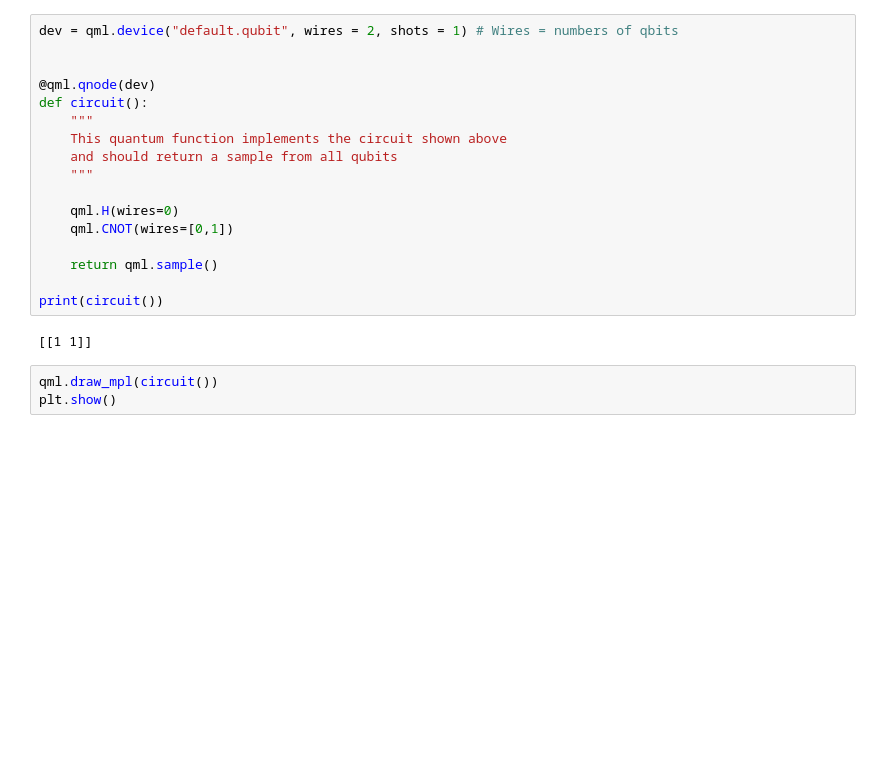
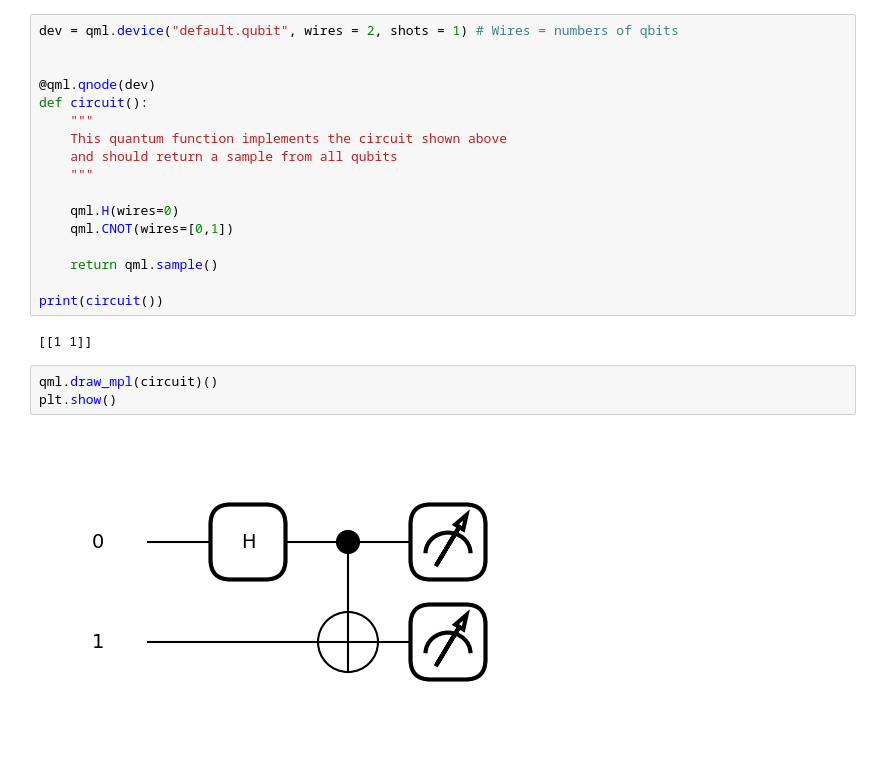
Before and after one commit to JonasHagstrom79/QuantumML, a Jupyter notebook: Codexercise_PF_3_1_Taking_samples.ipynb, the cells around one changed output. Drawn from its saved outputs; the diff is of its cells as text; blank space fills up the shorter version.

```diff
--- a/Codexercise_PF_3_1_Taking_samples.ipynb
+++ b/Codexercise_PF_3_1_Taking_samples.ipynb
@@ -43,5 +43,7 @@ print(circuit())
 # %% [output]
 [[1 1]]
 # %%
-qml.draw_mpl(circuit())
+qml.draw_mpl(circuit)()
 plt.show()
+# %% [output]
+[figure, added]
```
